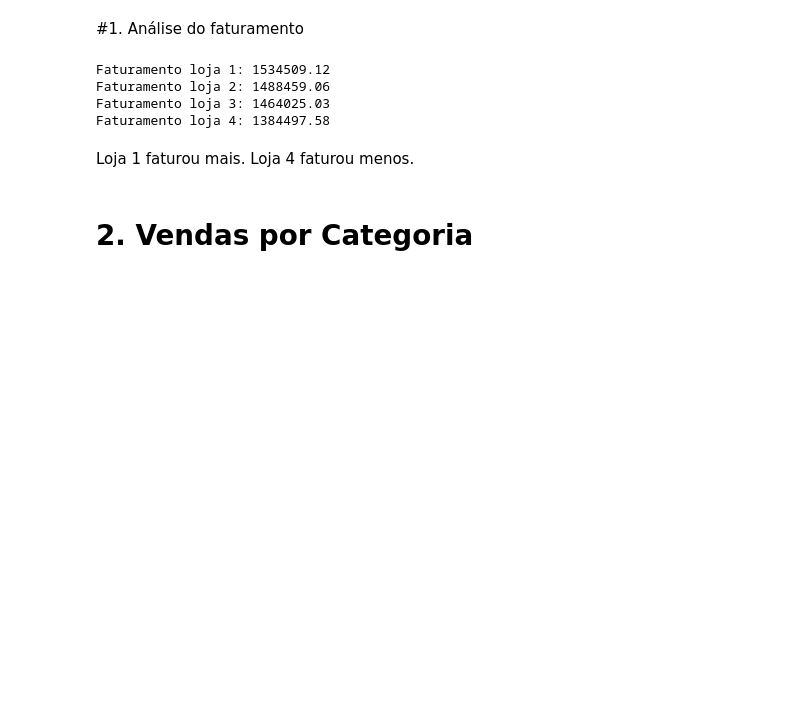
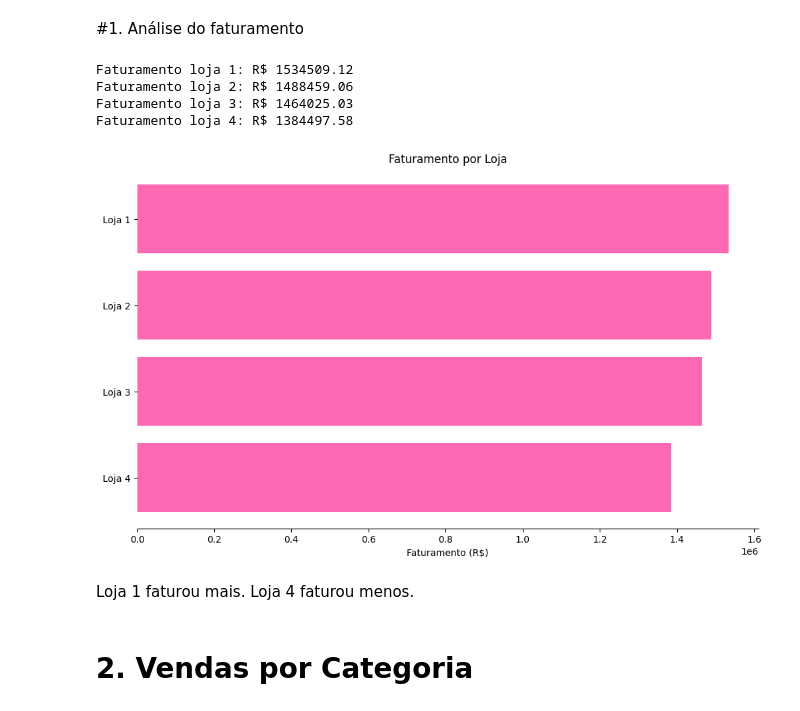
Before and after one commit to ElaiEmylleMatos/challenge-alura-store, a Jupyter notebook: AluraStoreBr.ipynb, the cells around one changed output. Cells and saved outputs as stored; diff of their text form; code cells hidden in the pictures; blank space fills up the shorter version.

```diff
--- a/AluraStoreBr.ipynb
+++ b/AluraStoreBr.ipynb
@@ -27,22 +28,39 @@ loja.head()
 #1. Análise do faturamento
 # %%
 faturamento1 = sum(loja['Preço'])
+faturamento2 = sum(loja2['Preço'])
+faturamento3 = sum(loja3['Preço'])
+faturamento4 = sum(loja4['Preço'])
 
-faturamento2 = sum(loja2['Preço'])
-
-faturamento3 = sum(loja3['Preço'])
-
-faturamento4 = sum(loja4['Preço'])
+print(f'Faturamento loja 1: R$ {faturamento1:.2f}')
+print(f'Faturamento loja 2: R$ {faturamento2:.2f}')
+print(f'Faturamento loja 3: R$ {faturamento3:.2f}')
+print(f'Faturamento loja 4: R$ {faturamento4:.2f}')
+# %% [output]
+Faturamento loja 1: R$ 1534509.12
+Faturamento loja 2: R$ 1488459.06
+Faturamento loja 3: R$ 1464025.03
+Faturamento loja 4: R$ 1384497.58
-# %%
-print(f'Faturamento loja 1: {faturamento1:.2f}')
-print(f'Faturamento loja 2: {faturamento2:.2f}')
-print(f'Faturamento loja 3: {faturamento3:.2f}')
-print(f'Faturamento loja 4: {faturamento4:.2f}')
-# %% [output]
-Faturamento loja 1: 1534509.12
-Faturamento loja 2: 1488459.06
-Faturamento loja 3: 1464025.03
-Faturamento loja 4: 1384497.58
+# %%
+lojas_nomes = ['Loja 1', 'Loja 2', 'Loja 3', 'Loja 4']
+faturamentos = [faturamento1, faturamento2, faturamento3, faturamento4]
+
+dados_para_ordenar = sorted(zip(faturamentos, lojas_nomes))
+faturamentos_ordenados, lojas_nomes_ordenados = zip(*dados_para_ordenar)
+
+fig, ax = plt.subplots(figsize=(12, 7))
+ax.barh(lojas_nomes_ordenados, faturamentos_ordenados, color='hotpink')
+
+ax.set_title('Faturamento por Loja')
+ax.set_xlabel('Faturamento (R$)')
+
+ax.spines['top'].set_visible(False)
+ax.spines['right'].set_visible(False)
+ax.spines['left'].set_visible(False)
+
+plt.show()
+# %% [output]
+[figure, added]
 # %% [markdown]
 Loja 1 faturou mais.
 Loja 4 faturou menos.
```
Also changed, not shown: parts of 7 cells of this notebook.
